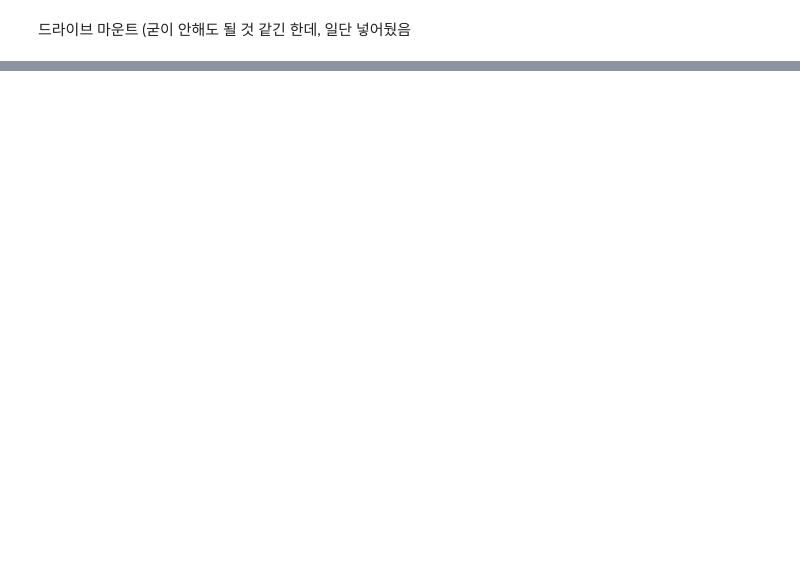
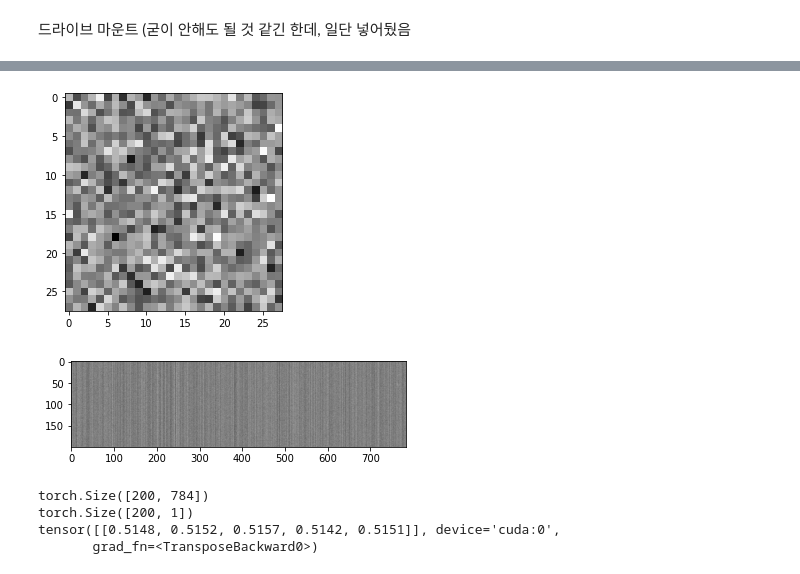
Before and after one commit to ElPlaguister/CafeTerraceAtNight, a Jupyter notebook: Main.ipynb, the cells around one changed output, grey strips where cells are left out. Saved outputs shown, nothing was run; the diff lists cells and outputs as text; code cells hidden in the pictures; blank space fills up the shorter version.

```diff
--- a/Main.ipynb
+++ b/Main.ipynb
@@ -60,0 +61,52 @@ Saved working directory and index state WIP on main: 3d88de9 Save latent_avg in
+# %%
+d_noise  = 100
+d_hidden = 256
+
+def sample_z(batch_size = 1, d_noise=100):
+    return torch.randn(batch_size, d_noise, device=device)
+
+G = nn.Sequential(
+    nn.Linear(d_noise, d_hidden),
+    nn.ReLU(),
+    nn.Dropout(0.1),
+    nn.Linear(d_hidden,d_hidden),
+    nn.ReLU(),
+    nn.Dropout(0.1),
+    nn.Linear(d_hidden, 28*28),
+    nn.Tanh()
+).to(device)
+
+# 노이즈 생성하기
+z = sample_z()
+# 가짜 이미지 생성하기
+img_fake = G(z).view(-1,28,28)
+# 이미지 출력하기
+imshow(img_fake.squeeze().cpu().detach())
+
+# Batch SIze만큼 노이즈 생성하여 그리드로 출력하기
+z = sample_z(batch_size)
+img_fake = G(z)
+imshow_grid(img_fake)
+# %% [output]
+[figure, added]
+[figure, added]
+# %%
+D = nn.Sequential(
+    nn.Linear(28*28, d_hidden),
+    nn.LeakyReLU(),
+    nn.Dropout(0.1),
+    nn.Linear(d_hidden, d_hidden),
+    nn.LeakyReLU(),
+    nn.Dropout(0.1),
+    nn.Linear(d_hidden, 1),
+    nn.Sigmoid()
+).to(device)
+
+print(G(z).shape)
+print(D(G(z)).shape)
+print(D(G(z)[0:5]).transpose(0,1))
+# %% [output]
+torch.Size([200, 784])
+torch.Size([200, 1])
+tensor([[0.5148, 0.5152, 0.5157, 0.5142, 0.5151]], device='cuda:0',
+       grad_fn=<TransposeBackward0>)
```
Also changed, not shown: parts of 12 cells of this notebook, 9 other files.
